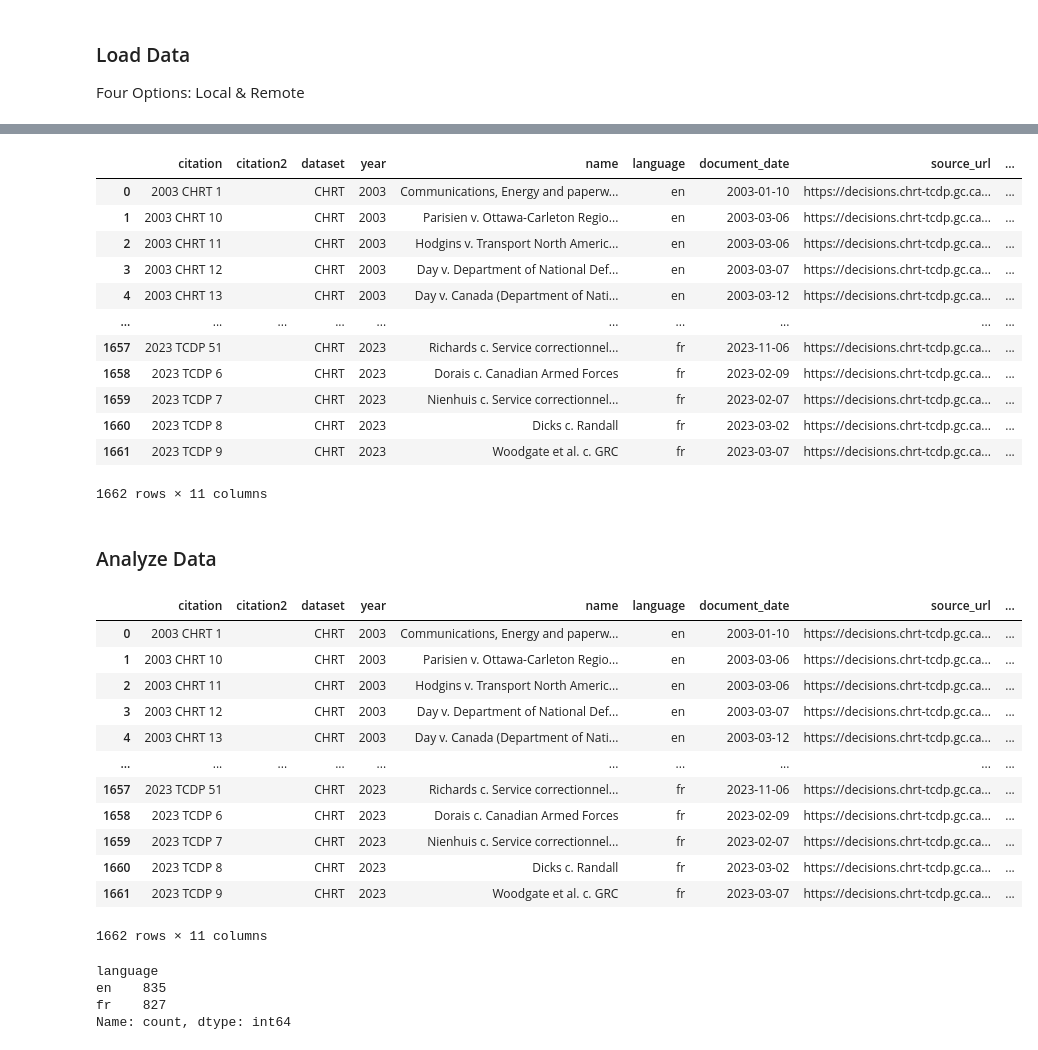
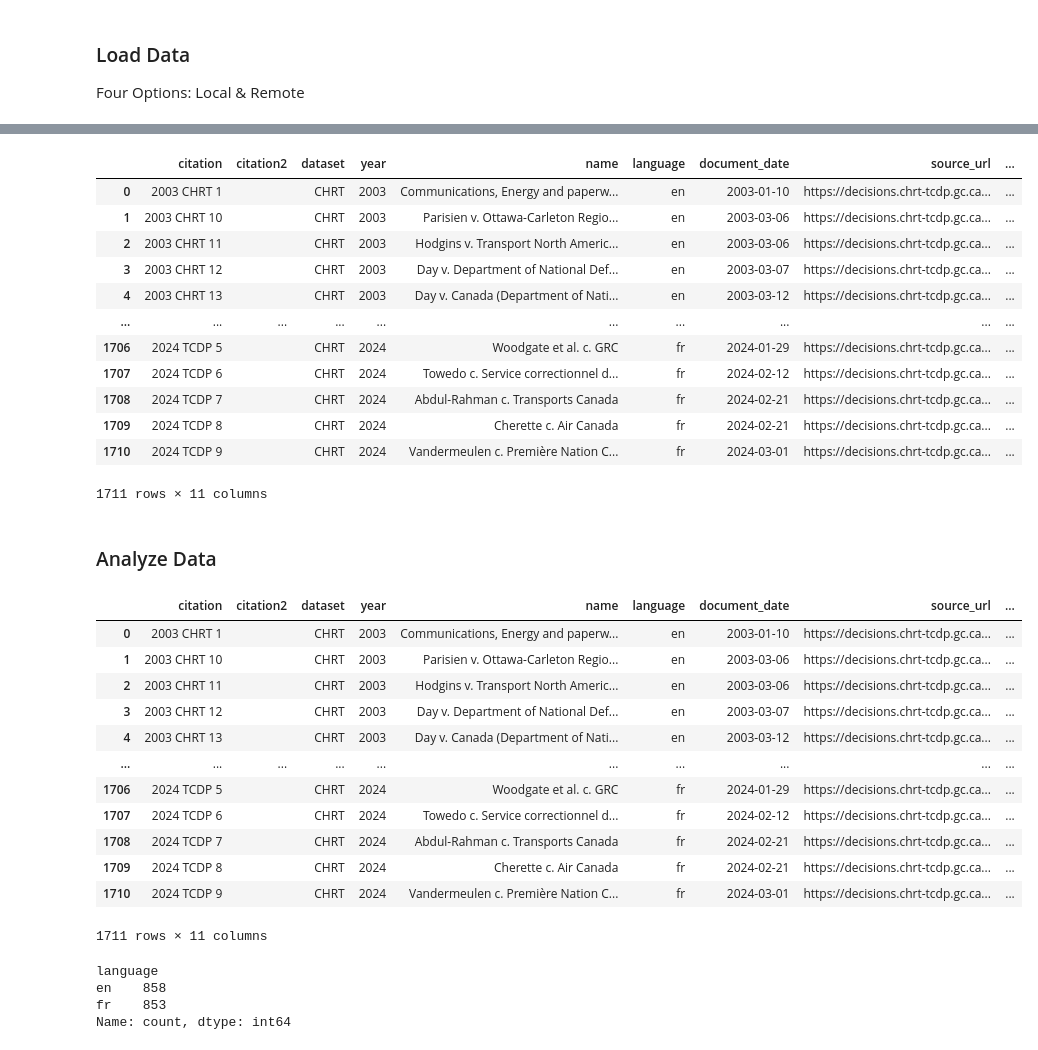
Before and after one commit to Refugee-Law-Lab/chrt_bulk_data, a Jupyter notebook: load_and_analyze_chrt_cases.ipynb, the cells around one changed output, grey strips where cells are left out. Saved outputs shown, nothing was run; the diff lists cells and outputs as text; code cells hidden in the pictures.

```diff
--- a/load_and_analyze_chrt_cases.ipynb
+++ b/load_and_analyze_chrt_cases.ipynb
@@ -109,7 +81,7 @@ import requests
 
 # Set variables
 start_year = 2003  # First year of data sought (2003 +)
-end_year = 2023  # Last year of data sought (2023 -)
+end_year = 2024  # Last year of data sought (2024 -)
 
 
 base_ulr = 'https://raw.githubusercontent.com/Refugee-Law-Lab/chrt_bulk_data/master/DATA/YEARLY/'
@@ -146,40 +104,40 @@ df
 
 import pandas as pd
 import json
 import pathlib
 
 # Set variables
 start_year = 2003  # First year of data sought (2003 +)
-end_year = 2023  # Last year of data sought (2023 -)
+end_year = 2024  # Last year of data sought (2024 -)
 
 
 # Set path to data
 data_path = pathlib.Path('DATA/YEARLY/')
 
 # load data (all years, json files)
 results = []
 for year in range(start_year, end_year+1):
     with open(data_path / f'{year}.json') as f:
         results.extend(json.load(f))
 
 # convert to dataframe
 df = pd.DataFrame(results)
 
 df
 # %% [output]
 |  | citation | citation2 | dataset | year | name | language | document_date | source_url | ... |
 | 0 | 2003 CHRT 1 |  | CHRT | 2003 | Communications, Energy and paperw... | en | 2003-01-10 | https://decisions.chrt-tcdp.gc.ca... | ... |
 | 1 | 2003 CHRT 10 |  | CHRT | 2003 | Parisien v. Ottawa-Carleton Regio... | en | 2003-03-06 | https://decisions.chrt-tcdp.gc.ca... | ... |
 | 2 | 2003 CHRT 11 |  | CHRT | 2003 | Hodgins v. Transport North Americ... | en | 2003-03-06 | https://decisions.chrt-tcdp.gc.ca... | ... |
 | 3 | 2003 CHRT 12 |  | CHRT | 2003 | Day v. Department of National Def... | en | 2003-03-07 | https://decisions.chrt-tcdp.gc.ca... | ... |
 | 4 | 2003 CHRT 13 |  | CHRT | 2003 | Day v. Canada (Department of Nati... | en | 2003-03-12 | https://decisions.chrt-tcdp.gc.ca... | ... |
 | ... | ... | ... | ... | ... | ... | ... | ... | ... | ... |
-| 1657 | 2023 TCDP 51 |  | CHRT | 2023 | Richards c. Service correctionnel... | fr | 2023-11-06 | https://decisions.chrt-tcdp.gc.ca... | ... |
-| 1658 | 2023 TCDP 6 |  | CHRT | 2023 | Dorais c. Canadian Armed Forces | fr | 2023-02-09 | https://decisions.chrt-tcdp.gc.ca... | ... |
-| 1659 | 2023 TCDP 7 |  | CHRT | 2023 | Nienhuis c. Service correctionnel... | fr | 2023-02-07 | https://decisions.chrt-tcdp.gc.ca... | ... |
-| 1660 | 2023 TCDP 8 |  | CHRT | 2023 | Dicks c. Randall | fr | 2023-03-02 | https://decisions.chrt-tcdp.gc.ca... | ... |
-| 1661 | 2023 TCDP 9 |  | CHRT | 2023 | Woodgate et al. c. GRC | fr | 2023-03-07 | https://decisions.chrt-tcdp.gc.ca... | ... |
+| 1706 | 2024 TCDP 5 |  | CHRT | 2024 | Woodgate et al. c. GRC | fr | 2024-01-29 | https://decisions.chrt-tcdp.gc.ca... | ... |
+| 1707 | 2024 TCDP 6 |  | CHRT | 2024 | Towedo c. Service correctionnel d... | fr | 2024-02-12 | https://decisions.chrt-tcdp.gc.ca... | ... |
+| 1708 | 2024 TCDP 7 |  | CHRT | 2024 | Abdul-Rahman c. Transports Canada | fr | 2024-02-21 | https://decisions.chrt-tcdp.gc.ca... | ... |
+| 1709 | 2024 TCDP 8 |  | CHRT | 2024 | Cherette c. Air Canada | fr | 2024-02-21 | https://decisions.chrt-tcdp.gc.ca... | ... |
+| 1710 | 2024 TCDP 9 |  | CHRT | 2024 | Vandermeulen c. Première Nation C... | fr | 2024-03-01 | https://decisions.chrt-tcdp.gc.ca... | ... |
-1662 rows × 11 columns
+1711 rows × 11 columns
 # %% [markdown]
 ### Analyze Data
 # %%
@@ -193,19 +151,19 @@ df
 | 3 | 2003 CHRT 12 |  | CHRT | 2003 | Day v. Department of National Def... | en | 2003-03-07 | https://decisions.chrt-tcdp.gc.ca... | ... |
 | 4 | 2003 CHRT 13 |  | CHRT | 2003 | Day v. Canada (Department of Nati... | en | 2003-03-12 | https://decisions.chrt-tcdp.gc.ca... | ... |
 | ... | ... | ... | ... | ... | ... | ... | ... | ... | ... |
-| 1657 | 2023 TCDP 51 |  | CHRT | 2023 | Richards c. Service correctionnel... | fr | 2023-11-06 | https://decisions.chrt-tcdp.gc.ca... | ... |
-| 1658 | 2023 TCDP 6 |  | CHRT | 2023 | Dorais c. Canadian Armed Forces | fr | 2023-02-09 | https://decisions.chrt-tcdp.gc.ca... | ... |
-| 1659 | 2023 TCDP 7 |  | CHRT | 2023 | Nienhuis c. Service correctionnel... | fr | 2023-02-07 | https://decisions.chrt-tcdp.gc.ca... | ... |
-| 1660 | 2023 TCDP 8 |  | CHRT | 2023 | Dicks c. Randall | fr | 2023-03-02 | https://decisions.chrt-tcdp.gc.ca... | ... |
-| 1661 | 2023 TCDP 9 |  | CHRT | 2023 | Woodgate et al. c. GRC | fr | 2023-03-07 | https://decisions.chrt-tcdp.gc.ca... | ... |
+| 1706 | 2024 TCDP 5 |  | CHRT | 2024 | Woodgate et al. c. GRC | fr | 2024-01-29 | https://decisions.chrt-tcdp.gc.ca... | ... |
+| 1707 | 2024 TCDP 6 |  | CHRT | 2024 | Towedo c. Service correctionnel d... | fr | 2024-02-12 | https://decisions.chrt-tcdp.gc.ca... | ... |
+| 1708 | 2024 TCDP 7 |  | CHRT | 2024 | Abdul-Rahman c. Transports Canada | fr | 2024-02-21 | https://decisions.chrt-tcdp.gc.ca... | ... |
+| 1709 | 2024 TCDP 8 |  | CHRT | 2024 | Cherette c. Air Canada | fr | 2024-02-21 | https://decisions.chrt-tcdp.gc.ca... | ... |
+| 1710 | 2024 TCDP 9 |  | CHRT | 2024 | Vandermeulen c. Première Nation C... | fr | 2024-03-01 | https://decisions.chrt-tcdp.gc.ca... | ... |
-1662 rows × 11 columns
+1711 rows × 11 columns
 # %%
 # language counts
 df['language'].value_counts()
 # %% [output]
 language
-en    835
-fr    827
+en    858
+fr    853
 Name: count, dtype: int64
 # %%
 # Yearly counts
```
Also changed, not shown: parts of 5 cells of this notebook, 9 other files.
